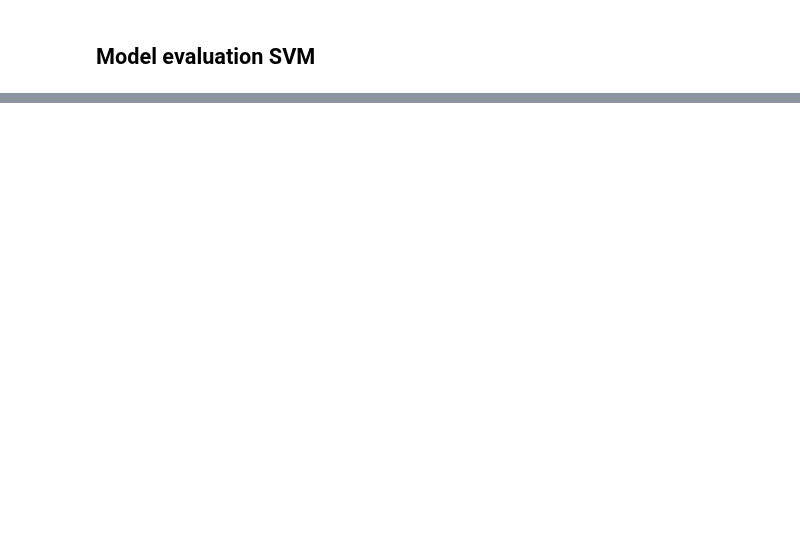
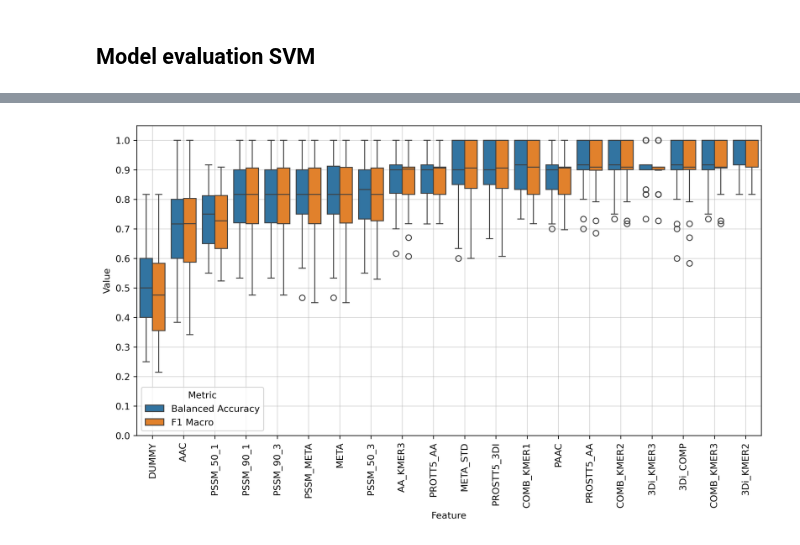
Before and after one commit to adenger/subpred_dl, a Jupyter notebook: notebooks/svm_athaliana_sugaramino.ipynb, the cells around one changed output, grey strips where cells are left out. Cells and saved outputs as stored; diff of their text form; code cells hidden in the pictures; blank space fills up the shorter version.

```diff
--- a/notebooks/svm_athaliana_sugaramino.ipynb
+++ b/notebooks/svm_athaliana_sugaramino.ipynb
@@ -132,7 +259,9 @@ plot_results_long(
 # %%
 plot_results_long(
     df_results_long=df_results_long,
     output_folder_path=RESULTS_FOLDER,
     test_name=TEST_NAME,
-    metrics_include = ["F1 Macro", "Balanced Accuracy"]
+    metrics_include=["F1 Macro", "Balanced Accuracy"],
 )
+# %% [output]
+[figure, added]
```
Also changed, not shown: parts of 14 cells of this notebook.
